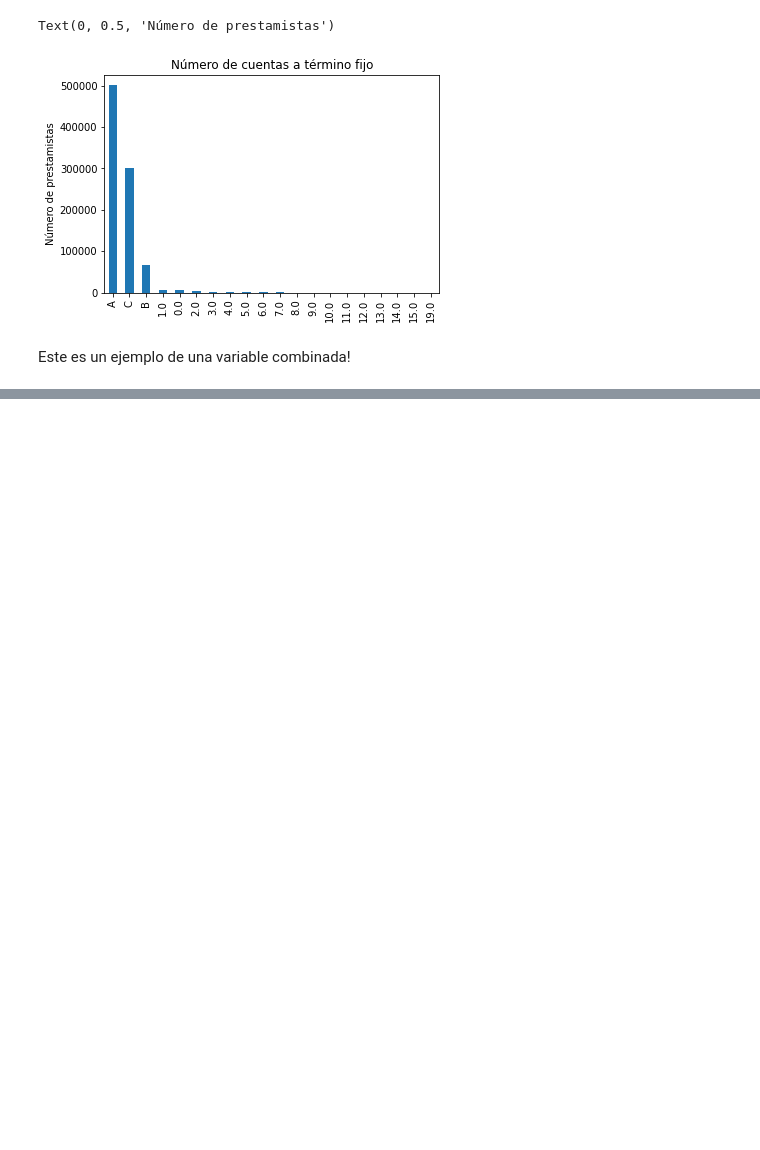
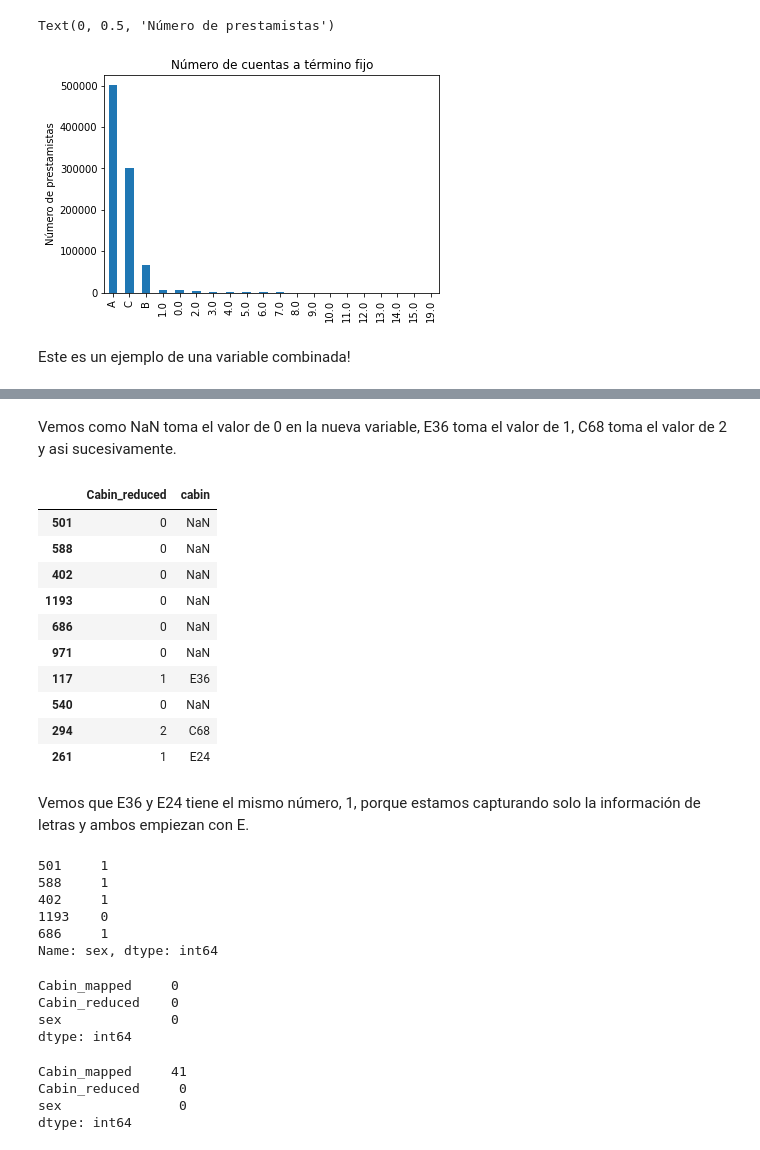
Before and after one commit to virf96/Chat-Bot, a Jupyter notebook: Tipos_de_variables.ipynb, the cells around one changed output, grey strips where cells are left out. Drawn from its saved outputs; the diff is of its cells as text; code cells hidden in the pictures; blank space fills up the shorter version.

```diff
--- a/Tipos_de_variables.ipynb
+++ b/Tipos_de_variables.ipynb
@@ -606,0 +889,59 @@ Este es un ejemplo de una variable combinada!
+# %% [markdown]
+Vemos como NaN toma el valor de 0 en la nueva variable, E36 toma el valor de 1, C68 toma el valor de 2 y asi sucesivamente.
+# %%
+# Ahora reemplazamos las letras en la variable
+# cabina reducida siguiendo el mismo procedimiento
+
+# crear diccionario para reeemplazar
+cabin_dict = {k: i for i, k in enumerate(X_train['Cabin_reduced'].unique(), 0)}
+
+# reemplazar las etiquetas por los números con el diccionario
+X_train.loc[:, 'Cabin_reduced'] = X_train.loc[:, 'Cabin_reduced'].map(
+    cabin_dict)
+X_test.loc[:, 'Cabin_reduced'] = X_test.loc[:, 'Cabin_reduced'].map(cabin_dict)
+
+X_train[['Cabin_reduced', 'cabin']].head(10)
+# %% [output]
+|  | Cabin_reduced | cabin |
+| 501 | 0 | NaN |
+| 588 | 0 | NaN |
+| 402 | 0 | NaN |
+| 1193 | 0 | NaN |
+| 686 | 0 | NaN |
+| 971 | 0 | NaN |
+| 117 | 1 | E36 |
+| 540 | 0 | NaN |
+| 294 | 2 | C68 |
+| 261 | 1 | E24 |
+# %% [markdown]
+Vemos que E36 y E24 tiene el mismo número, 1, porque estamos capturando solo la información de letras y ambos empiezan con E.
+# %%
+# Ahora reemplacemos las categorías de la variable Sex con números
+
+X_train.loc[:, 'sex'] = X_train.loc[:, 'sex'].map({'male': 0, 'female': 1})
+X_test.loc[:, 'sex'] = X_test.loc[:, 'sex'].map({'male': 0, 'female': 1})
+
+X_train.sex.head()
+# %% [output]
+501     1
+588     1
+402     1
+1193    0
+686     1
+Name: sex, dtype: int64
+# %%
+# miremos si hay datos faltantes en estas variables
+
+X_train[['Cabin_mapped', 'Cabin_reduced', 'sex']].isnull().sum()
+# %% [output]
+Cabin_mapped     0
+Cabin_reduced    0
+sex              0
+dtype: int64
+# %%
+X_test[['Cabin_mapped', 'Cabin_reduced', 'sex']].isnull().sum()
+# %% [output]
+Cabin_mapped     41
+Cabin_reduced     0
+sex               0
+dtype: int64
```
Also changed, not shown: parts of 43 cells of this notebook.
